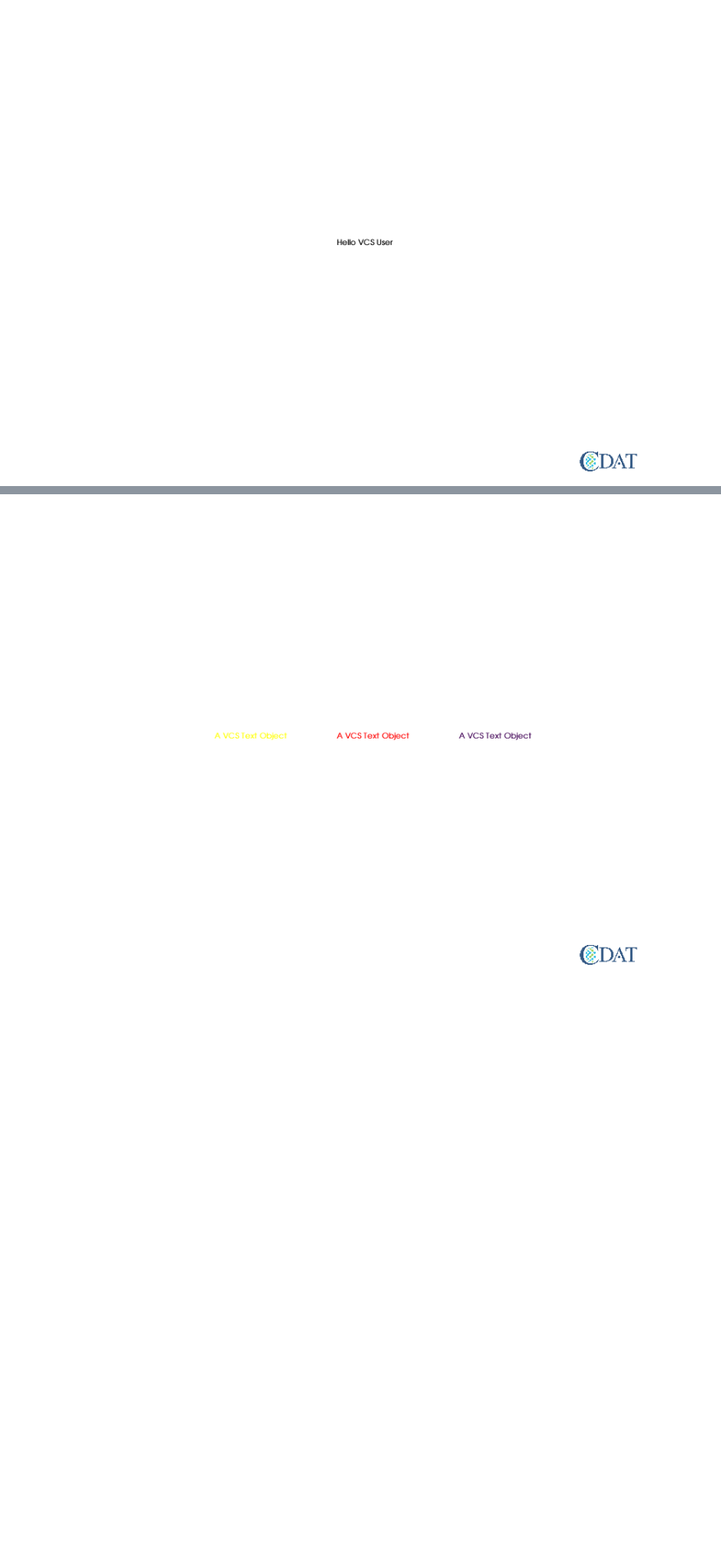
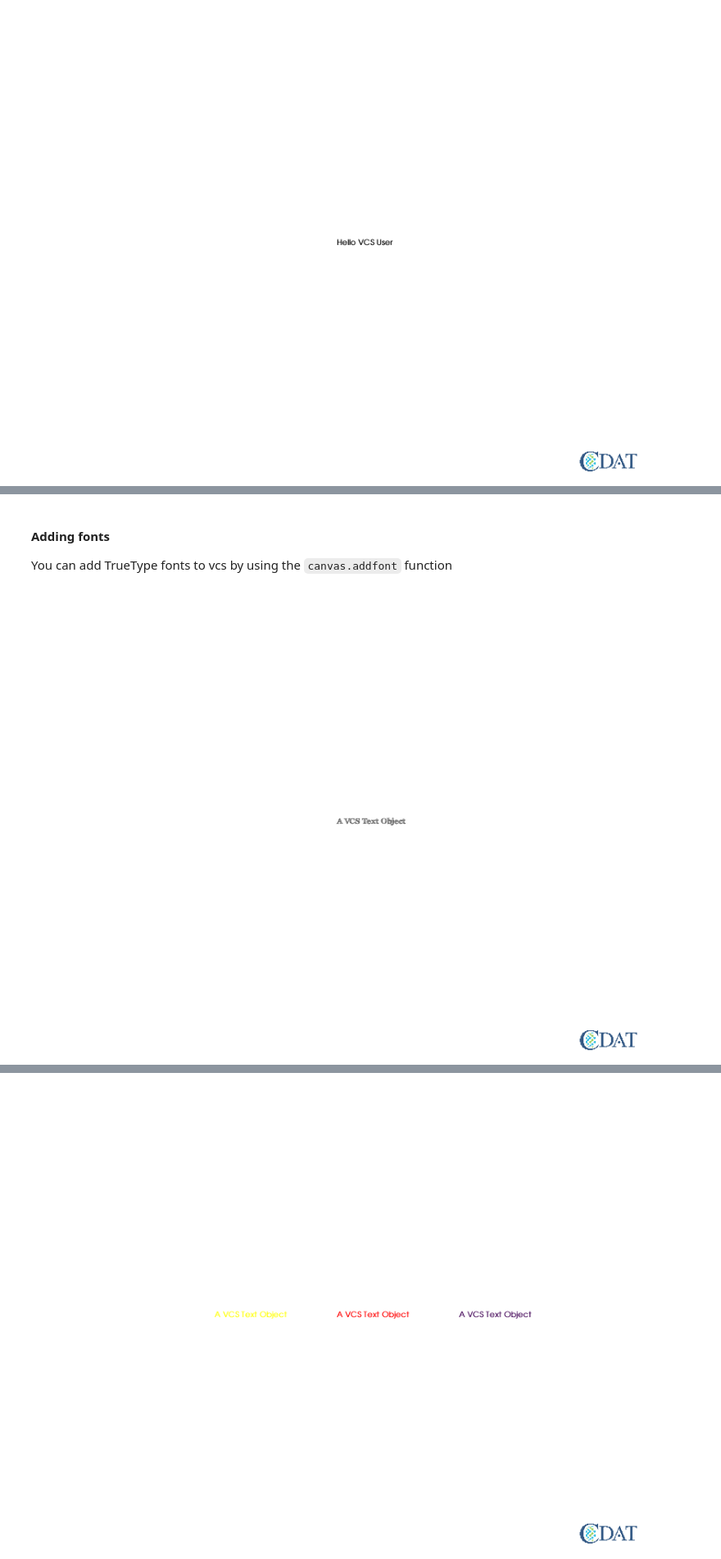
Before and after one commit to CDAT/vcs, a Jupyter notebook: docs/Jupyter/VCS_Text_Objects.ipynb, the cells around one changed output, grey strips where cells are left out. Shown: that part at 82% size. Saved outputs shown, nothing was run; the diff lists cells and outputs as text; code cells hidden in the pictures; blank space fills up the shorter version.

```diff
--- a/docs/Jupyter/VCS_Text_Objects.ipynb
+++ b/docs/Jupyter/VCS_Text_Objects.ipynb
@@ -117,2 +169,13 @@ dsp
 [figure]
+# %% [markdown]
+#### Adding fonts<a id="adding"></a>
+
+You can add TrueType fonts to vcs by using the `canvas.addfont` function
+# %%
+canvas.clear()
+vcs.addfont("FFF_Tusj.ttf", name="Myfont")
+txt.font = "Myfont"
+canvas.plot(txt)
+# %% [output]
+[figure, added]
 # %% [markdown]
```
Also changed, not shown: parts of 12 cells of this notebook, 4 other files.
